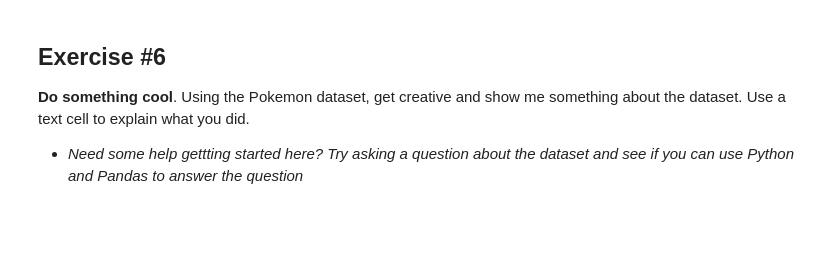
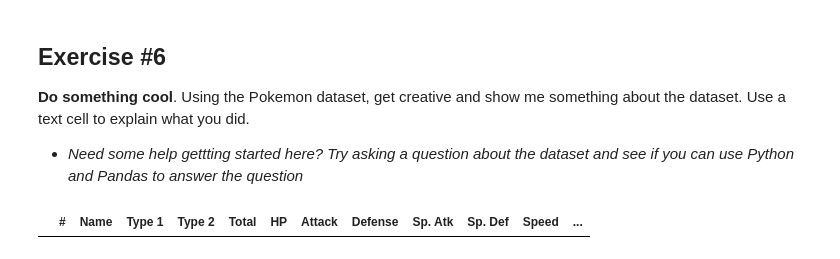
Before and after one commit to elijah-lueders/CS167_Notebooks, a Jupyter notebook: notebook1_lueders.ipynb, the cells around one changed output. Cells and saved outputs as stored; diff of their text form; code cells hidden in the pictures; blank space fills up the shorter version.

```diff
--- a/notebook1_lueders.ipynb
+++ b/notebook1_lueders.ipynb
@@ -103,3 +147,11 @@ Which primary type of pokemon is the overall strongest? (not looking for philsop
 ## Exercise #6
 **Do something cool**. Using the Pokemon dataset, get creative and show me something about the dataset. Use a text cell to explain what you did.
  - *Need some help gettting started here? Try asking a question about the dataset and see if you can use Python and Pandas to answer the question*
+# %%
+
+poke['Type 1'].unique()
+
+test = poke[poke['Type 2']=='NaN']
+test.head()
+# %% [output]
+|  | # | Name | Type 1 | Type 2 | Total | HP | Attack | Defense | Sp. Atk | Sp. Def | Speed | ... |
```
Also changed, not shown: parts of 2 cells of this notebook.
